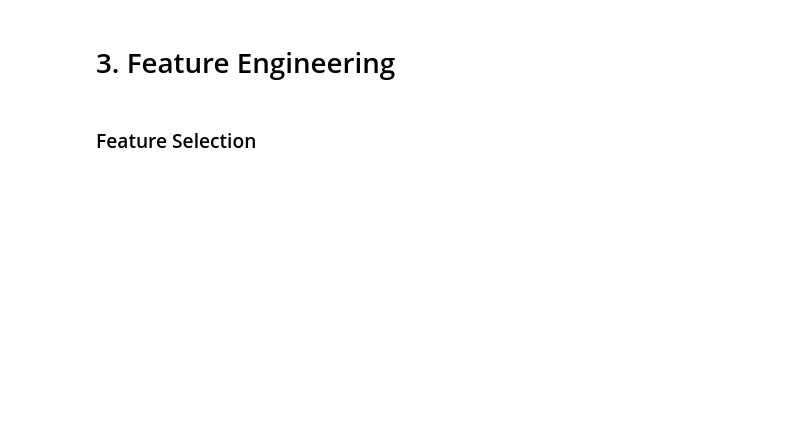
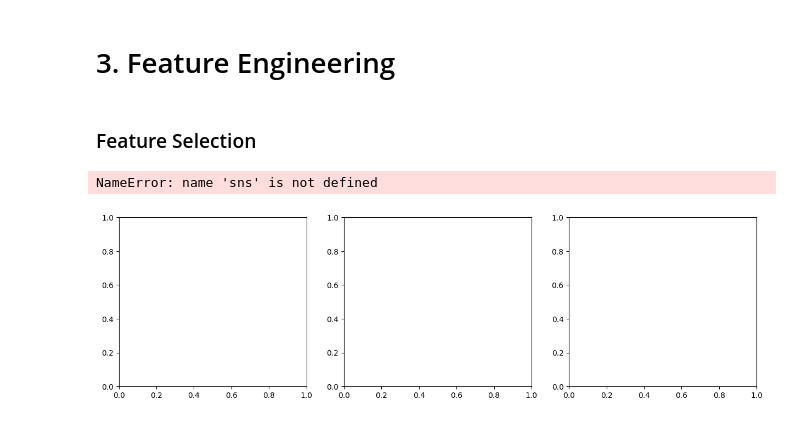
Before and after one commit to kd00250/COMP3800, a Jupyter notebook: Project2KennethDearman.ipynb, the cells around one changed output. Cells and saved outputs as stored; diff of their text form; code cells hidden in the pictures; blank space fills up the shorter version.

```diff
--- a/Project2KennethDearman.ipynb
+++ b/Project2KennethDearman.ipynb
@@ -360,3 +403,37 @@ dtype: object
 X = df.drop(columns=['Churn'])
 
 y = df['Churn']
+# %%
+from sklearn.model_selection import train_test_split
+
+X_train, X_test, y_train, y_test = train_test_split(
+    X, y,
+    test_size=0.2,
+    random_state=42,
+    stratify=y
+)
+# %%
+numeric_columns = [
+    'tenure',
+    'MonthlyCharges',
+    'TotalCharges'
+]
+
+fig, axes = plt.subplots(1, 3, figsize=(15, 4))
+
+for i, column in enumerate(numeric_columns):
+    sns.boxplot(
+        x=y_train,
+        y=X_train[column],
+        ax=axes[i]
+    )
+
+    axes[i].set_title(f'{column} vs Churn')
+    axes[i].set_xlabel('Churn')
+    axes[i].set_ylabel(column)
+
+plt.tight_layout()
+plt.show()
+# %% [output]
+NameError: name 'sns' is not defined
+[figure, added]
```
Also changed, not shown: parts of 17 cells of this notebook.
